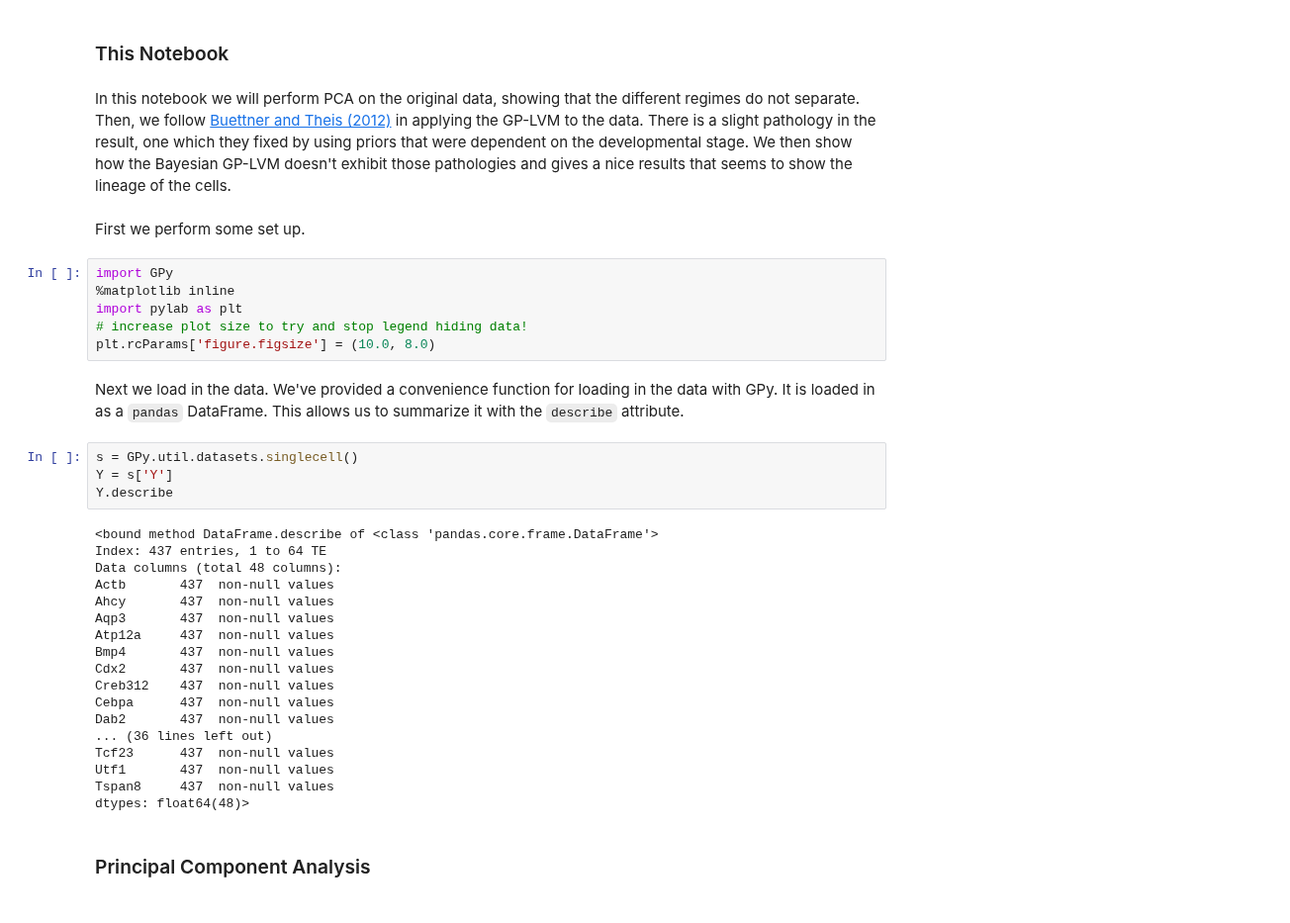
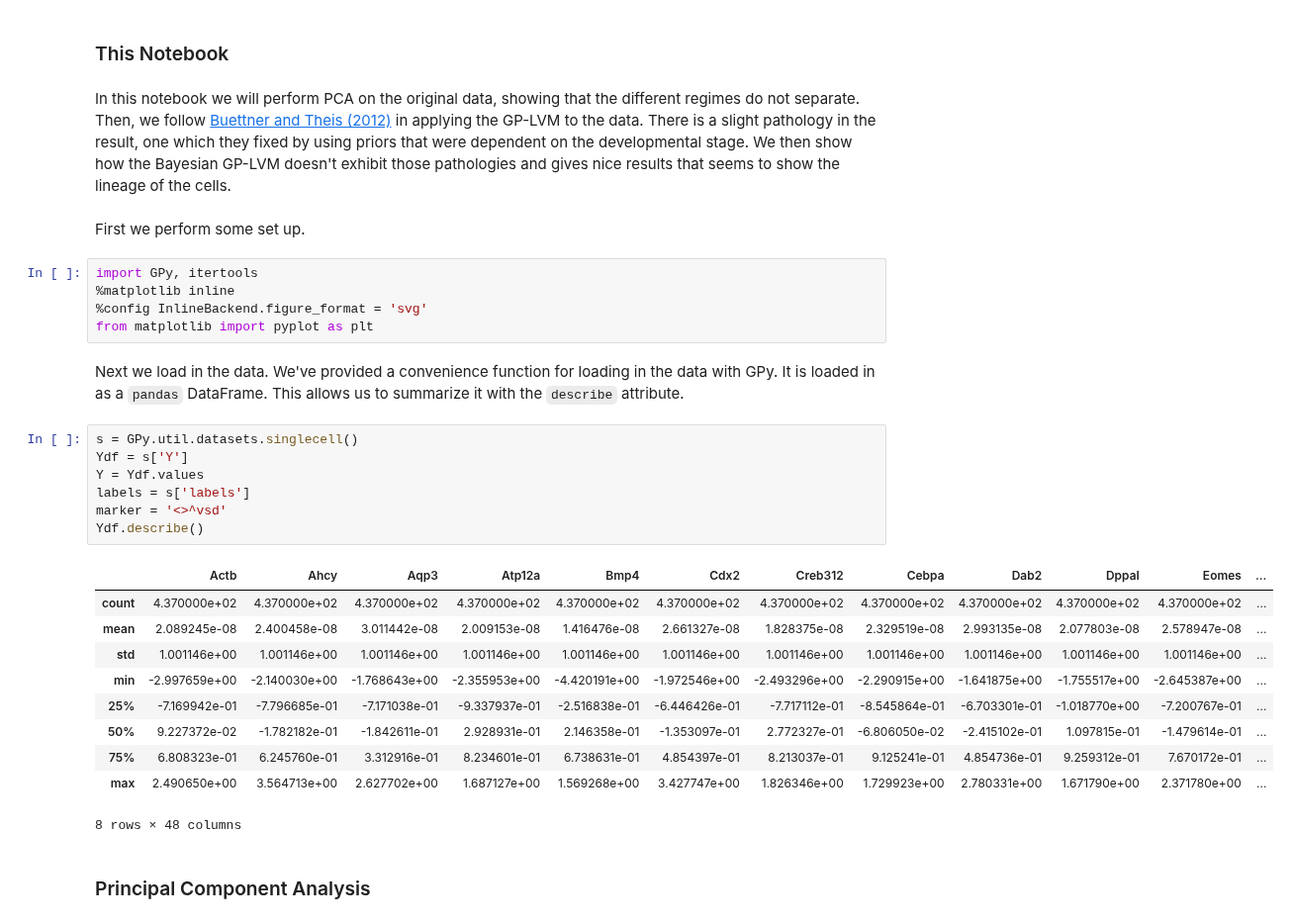
Before and after one commit to SheffieldML/notebook, a Jupyter notebook: compbio/SingleCellDataWithGPy.ipynb, the cells around one changed output. Shown at 99% size. Drawn from its saved outputs; the diff is of its cells as text.

```diff
--- a/compbio/SingleCellDataWithGPy.ipynb
+++ b/compbio/SingleCellDataWithGPy.ipynb
@@ -11,39 +11,34 @@ In the paper, they first visualized their data using principal component analysi
 # %% [markdown]
 ### This Notebook
 # %% [markdown]
-In this notebook we will perform PCA on the original data, showing that the different regimes do not separate. Then, we follow <a href="http://bioinformatics.oxfordjournals.org/content/28/18/i626.full.pdf">Buettner and Theis (2012)</a> in applying the GP-LVM to the data. There is a slight pathology in the result, one which they fixed by using priors that were dependent on the developmental stage. We then show how the Bayesian GP-LVM doesn't exhibit those pathologies and gives a nice results that seems to show the lineage of the cells.
+In this notebook we will perform PCA on the original data, showing that the different regimes do not separate. Then, we follow <a href="http://bioinformatics.oxfordjournals.org/content/28/18/i626.full.pdf">Buettner and Theis (2012)</a> in applying the GP-LVM to the data. There is a slight pathology in the result, one which they fixed by using priors that were dependent on the developmental stage. We then show how the Bayesian GP-LVM doesn't exhibit those pathologies and gives nice results that seems to show the lineage of the cells.
 # %% [markdown]
 First we perform some set up.
-# %%
-import GPy
-%matplotlib inline
-import pylab as plt
-# increase plot size to try and stop legend hiding data!
-plt.rcParams['figure.figsize'] = (10.0, 8.0)
+# %%
+import GPy, itertools
+%matplotlib inline
+%config InlineBackend.figure_format = 'svg'
+from matplotlib import pyplot as plt
 # %% [markdown]
 Next we load in the data. We've provided a convenience function for loading in the data with GPy. It is loaded in as a `pandas` DataFrame. This allows us to summarize it with the `describe` attribute.
 # %%
 s = GPy.util.datasets.singlecell()
-Y = s['Y']
-Y.describe
+Ydf = s['Y']
+Y = Ydf.values
+labels = s['labels']
+marker = '<>^vsd'
+Ydf.describe()
 # %% [output]
+|  | Actb | Ahcy | Aqp3 | Atp12a | Bmp4 | Cdx2 | Creb312 | Cebpa | Dab2 | DppaI | Eomes | ... |
+| count | 4.370000e+02 | 4.370000e+02 | 4.370000e+02 | 4.370000e+02 | 4.370000e+02 | 4.370000e+02 | 4.370000e+02 | 4.370000e+02 | 4.370000e+02 | 4.370000e+02 | 4.370000e+02 | ... |
+| mean | 2.089245e-08 | 2.400458e-08 | 3.011442e-08 | 2.009153e-08 | 1.416476e-08 | 2.661327e-08 | 1.828375e-08 | 2.329519e-08 | 2.993135e-08 | 2.077803e-08 | 2.578947e-08 | ... |
+| std | 1.001146e+00 | 1.001146e+00 | 1.001146e+00 | 1.001146e+00 | 1.001146e+00 | 1.001146e+00 | 1.001146e+00 | 1.001146e+00 | 1.001146e+00 | 1.001146e+00 | 1.001146e+00 | ... |
+| min | -2.997659e+00 | -2.140030e+00 | -1.768643e+00 | -2.355953e+00 | -4.420191e+00 | -1.972546e+00 | -2.493296e+00 | -2.290915e+00 | -1.641875e+00 | -1.755517e+00 | -2.645387e+00 | ... |
+| 25% | -7.169942e-01 | -7.796685e-01 | -7.171038e-01 | -9.337937e-01 | -2.516838e-01 | -6.446426e-01 | -7.717112e-01 | -8.545864e-01 | -6.703301e-01 | -1.018770e+00 | -7.200767e-01 | ... |
+| 50% | 9.227372e-02 | -1.782182e-01 | -1.842611e-01 | 2.928931e-01 | 2.146358e-01 | -1.353097e-01 | 2.772327e-01 | -6.806050e-02 | -2.415102e-01 | 1.097815e-01 | -1.479614e-01 | ... |
+| 75% | 6.808323e-01 | 6.245760e-01 | 3.312916e-01 | 8.234601e-01 | 6.738631e-01 | 4.854397e-01 | 8.213037e-01 | 9.125241e-01 | 4.854736e-01 | 9.259312e-01 | 7.670172e-01 | ... |
+| max | 2.490650e+00 | 3.564713e+00 | 2.627702e+00 | 1.687127e+00 | 1.569268e+00 | 3.427747e+00 | 1.826346e+00 | 1.729923e+00 | 2.780331e+00 | 1.671790e+00 | 2.371780e+00 | ... |
-<bound method DataFrame.describe of <class 'pandas.core.frame.DataFrame'>
-Index: 437 entries, 1 to 64 TE
-Data columns (total 48 columns):
-Actb       437  non-null values
-Ahcy       437  non-null values
-Aqp3       437  non-null values
-Atp12a     437  non-null values
-Bmp4       437  non-null values
-Cdx2       437  non-null values
-Creb312    437  non-null values
-Cebpa      437  non-null values
-Dab2       437  non-null values
-... (36 lines left out)
-Tcf23      437  non-null values
-Utf1       437  non-null values
-Tspan8     437  non-null values
-dtypes: float64(48)>
+8 rows × 48 columns
 # %% [markdown]
 ### Principal Component Analysis
 # %% [markdown]
```
Also changed, not shown: parts of 9 cells of this notebook.
